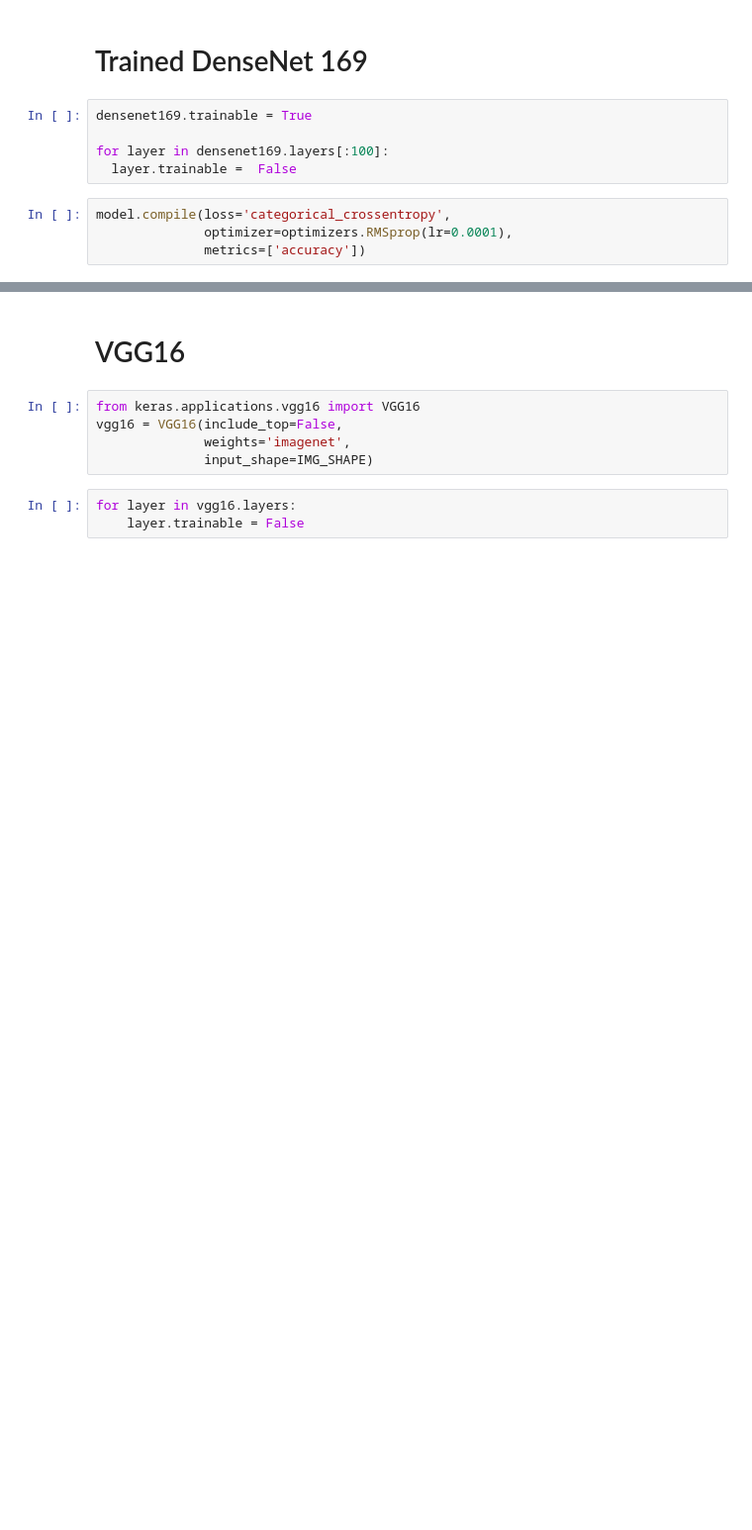
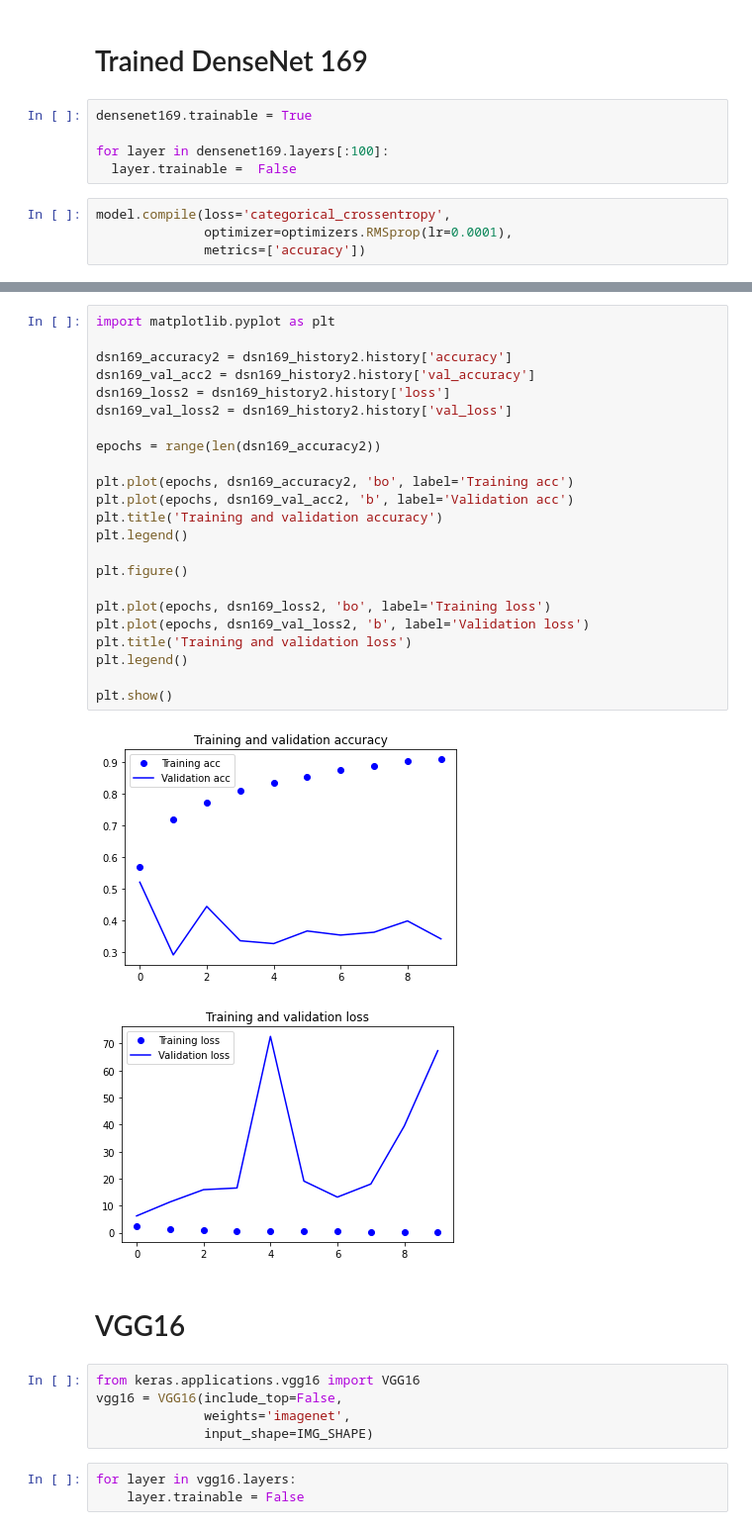
Before and after one commit to nopynospy/cnn_paddy_leaf, a Jupyter notebook: coffee_leaf.ipynb, the cells around one changed output, grey strips where cells are left out. Shown at 99% size. Cells and saved outputs as stored; diff of their text form; blank space fills up the shorter version.

```diff
--- a/coffee_leaf.ipynb
+++ b/coffee_leaf.ipynb
@@ -379,3 +397,29 @@ KeyboardInterrupt: ignored
+# %%
+import matplotlib.pyplot as plt
+
+dsn169_accuracy2 = dsn169_history2.history['accuracy']
+dsn169_val_acc2 = dsn169_history2.history['val_accuracy']
+dsn169_loss2 = dsn169_history2.history['loss']
+dsn169_val_loss2 = dsn169_history2.history['val_loss']
+
+epochs = range(len(dsn169_accuracy2))
+
+plt.plot(epochs, dsn169_accuracy2, 'bo', label='Training acc')
+plt.plot(epochs, dsn169_val_acc2, 'b', label='Validation acc')
+plt.title('Training and validation accuracy')
+plt.legend()
+
+plt.figure()
+
+plt.plot(epochs, dsn169_loss2, 'bo', label='Training loss')
+plt.plot(epochs, dsn169_val_loss2, 'b', label='Validation loss')
+plt.title('Training and validation loss')
+plt.legend()
+
+plt.show()
+# %% [output]
+[figure, added]
+[figure, added]
 # %% [markdown]
 # VGG16
 # %%
```
Also changed, not shown: parts of 2 cells of this notebook.
